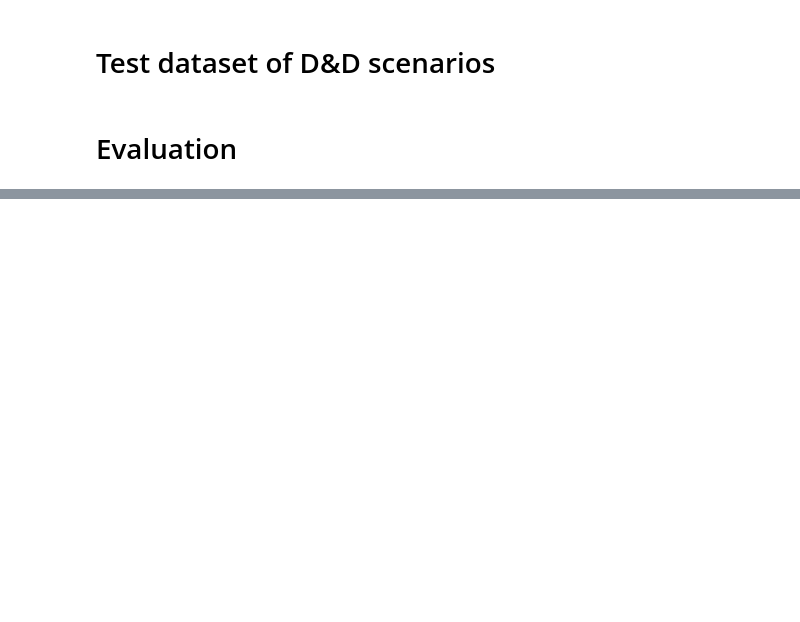
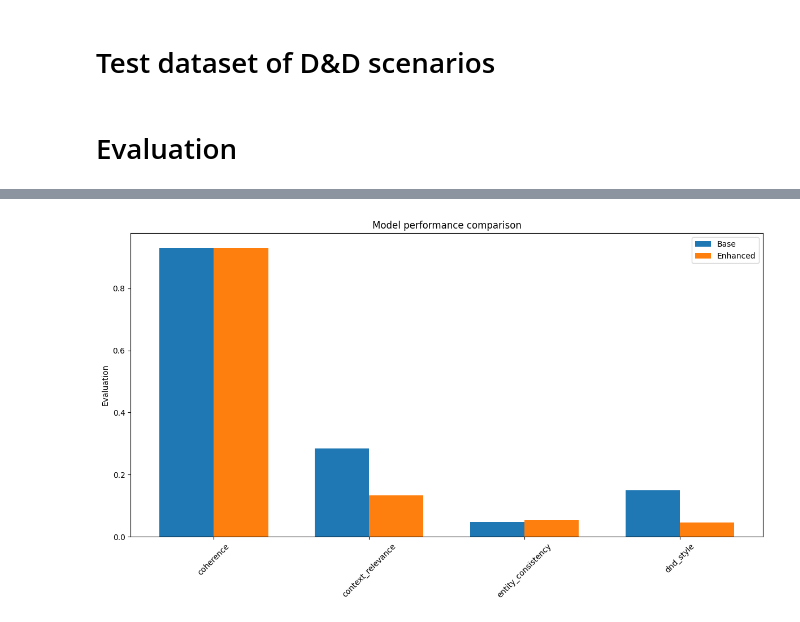
Before and after one commit to innokeny/neuro-quest, a Jupyter notebook: notebooks/eval.ipynb, the cells around one changed output, grey strips where cells are left out. Saved outputs shown, nothing was run; the diff lists cells and outputs as text; code cells hidden in the pictures; blank space fills up the shorter version.

```diff
--- a/notebooks/eval.ipynb
+++ b/notebooks/eval.ipynb
@@ -239,7 +250,7 @@ config = EngineConfig(
     vector_db_path=Path('tmp/db'),
     number_of_remind_items=5,
     master_config=MasterConfig(
-        path=Path('Qwen/Qwen3-0.6B'),
+        path=Path('models/master'),
         preambular=preambular,
         generation_config=GenerationConfig(temperature=0.7, max_new_tokens=128),
     ),
@@ -250,7 +261,7 @@ config = EngineConfig(
 )
 
 comparator = AugmentedLMComparator(
-    base_model_path="Qwen/Qwen3-0.6B",
+    base_model_path="models/base",
     augmented_config=config
 )
 # %% [output]
@@ -295,7 +339,7 @@ print("Augmented D&D System Evaluation".center(60))
 print("="*60)
 
 metrics = ["coherence", "context_relevance", "entity_consistency",
-           "dnd_style", "memory_utilization", "response_time"]
+           "dnd_style", "response_time"]
 
 print(f"{'Metric':<20} | {'Base LLM':<10} | {'Augmented':<10} | {'Delta':<8}")
 for metric in metrics:
@@ -304,9 +348,3 @@ for metric in metrics:
     delta = aug_val - base_val
 
     print(f"{metric:<20} | {base_val:.4f}    | {aug_val:.4f}    | {delta:>+7.4f}")
-
-print("\nKey Insights:")
-print(f"- Average response time: Base={aggregated['base']['response_time']:.2f}s, "
-      f"Augmented={aggregated['augmented']['response_time']:.2f}s")
-print(f"- Memory utilization: {aggregated['augmented']['memory_utilization']:.1%}")
-print(f"- D&D style consistency improvement: {100 * (aug_val - base_val):.1f}%")
@@ -313,21 +361,25 @@ print(f"- D&D style consistency improvement: {100 * (aug_val - base_val):.1f}%")
 # %%
 def plot_results(aggregated):
-    metrics = list(aggregated["base"].keys())
+    metrics = [m for m in aggregated["base"].keys() if m != "response_time"]
     base_vals = [aggregated["base"][m] for m in metrics]
-    enh_vals = [aggregated["enhanced"][m] for m in metrics]
+    enh_vals = [aggregated["augmented"][m] for m in metrics]
 
     x = np.arange(len(metrics))
     width = 0.35
 
     fig, ax = plt.subplots(figsize=(12, 7))
     rects1 = ax.bar(x - width/2, base_vals, width, label='Base')
     rects2 = ax.bar(x + width/2, enh_vals, width, label='Enhanced')
 
     ax.set_ylabel('Evaluation')
     ax.set_title('Model performance comparison')
     ax.set_xticks(x)
     ax.set_xticklabels(metrics, rotation=45)
     ax.legend()
 
     plt.tight_layout()
     plt.savefig("model_comparison.png")
+
+plot_results(aggregated)
+# %% [output]
+[figure, added]
```
Also changed, not shown: parts of 12 cells of this notebook, 1 other file.
